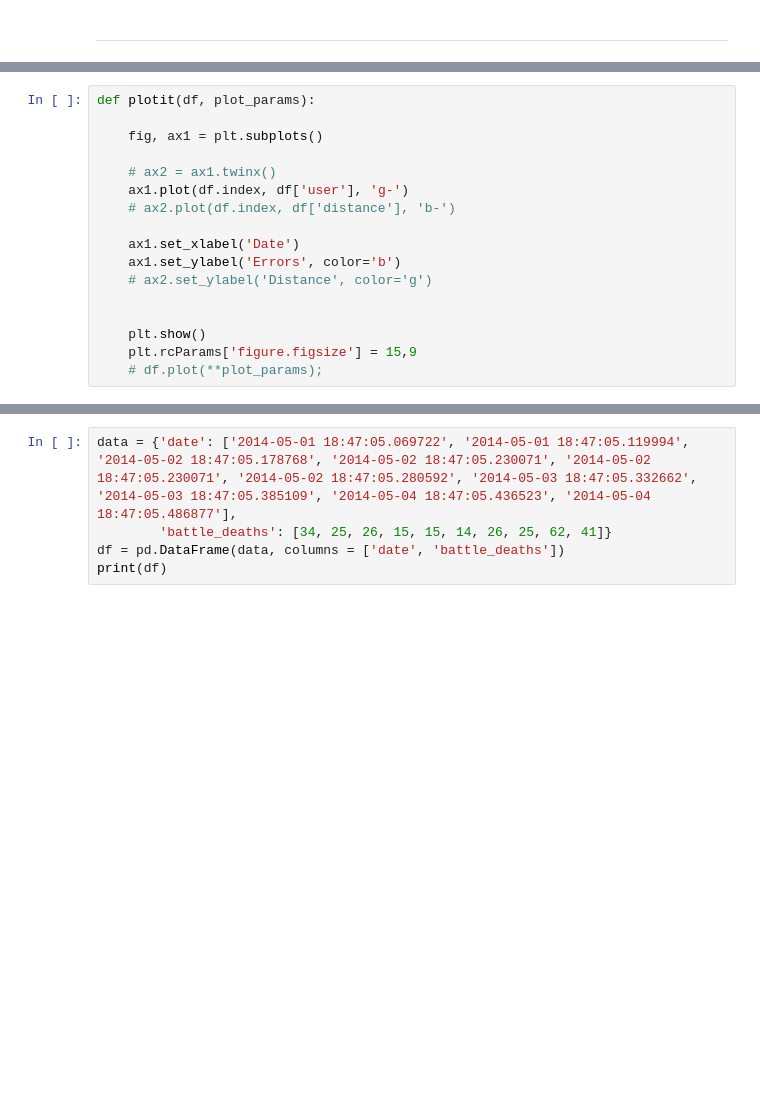
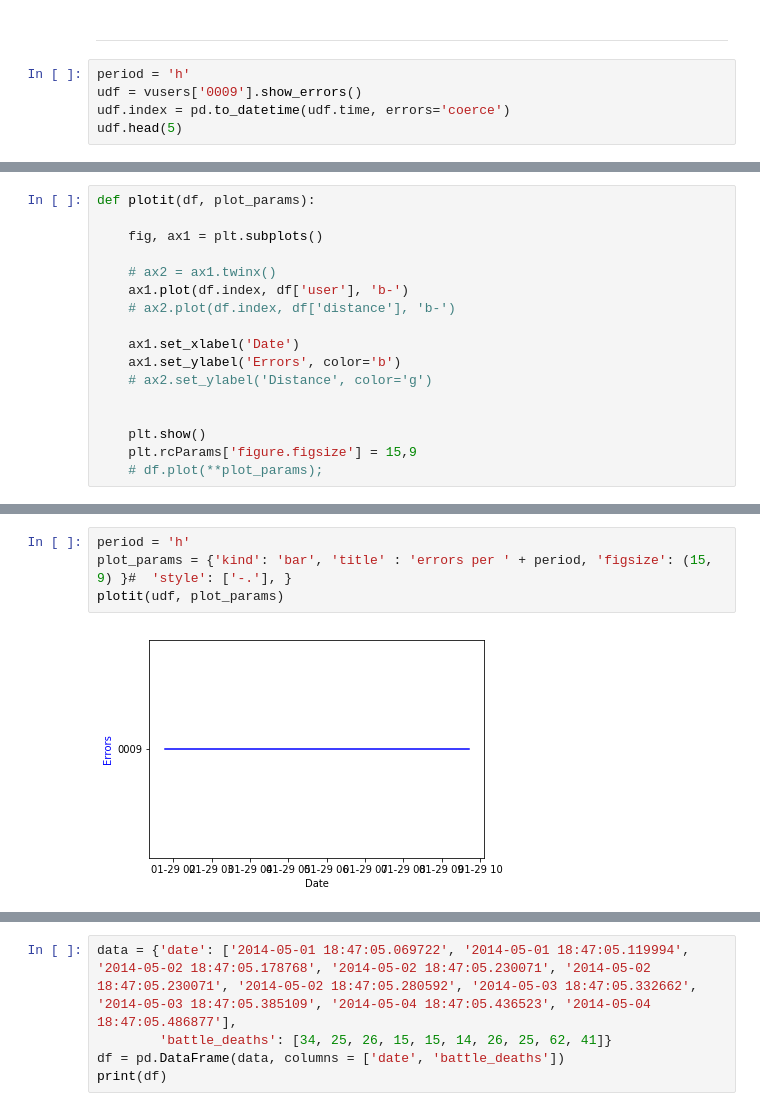
Before and after one commit to bobev18/errlogana, a Jupyter notebook: Log Error Analysis.ipynb, the cells around one changed output, grey strips where cells are left out. Cells and saved outputs as stored; diff of their text form; blank space fills up the shorter version.

Commit message:
tests .resample() for the datetime index

```diff
--- a/Log Error Analysis.ipynb
+++ b/Log Error Analysis.ipynb
@@ -523,2 +524,7 @@ vusers['0009'].plot_user_errors('m') #, plot_params={'kind': 'line', 'figsize':
 # %% [markdown]
 ---------------------------------------------------
+# %%
+period = 'h'
+udf = vusers['0009'].show_errors()
+udf.index = pd.to_datetime(udf.time, errors='coerce')
+udf.head(5)
@@ -528,7 +585,7 @@ def plotit(df, plot_params):
     fig, ax1 = plt.subplots()
 
     # ax2 = ax1.twinx()
-    ax1.plot(df.index, df['user'], 'g-')
+    ax1.plot(df.index, df['user'], 'b-')
     # ax2.plot(df.index, df['distance'], 'b-')
 
     ax1.set_xlabel('Date')
@@ -554,0 +599,6 @@ udf.
+# %%
+period = 'h'
+plot_params = {'kind': 'bar', 'title' : 'errors per ' + period, 'figsize': (15, 9) }#  'style': ['-.'], }
+plotit(udf, plot_params)
+# %% [output]
+[figure, added]
```
Also changed, not shown: parts of 33 cells of this notebook.
